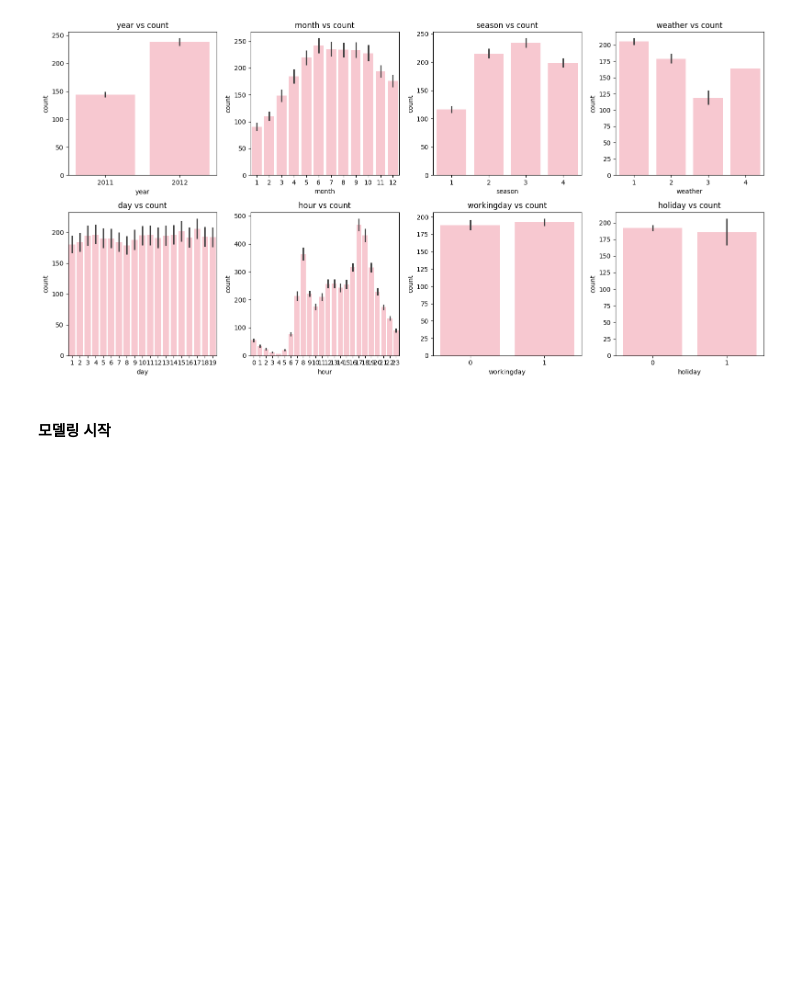
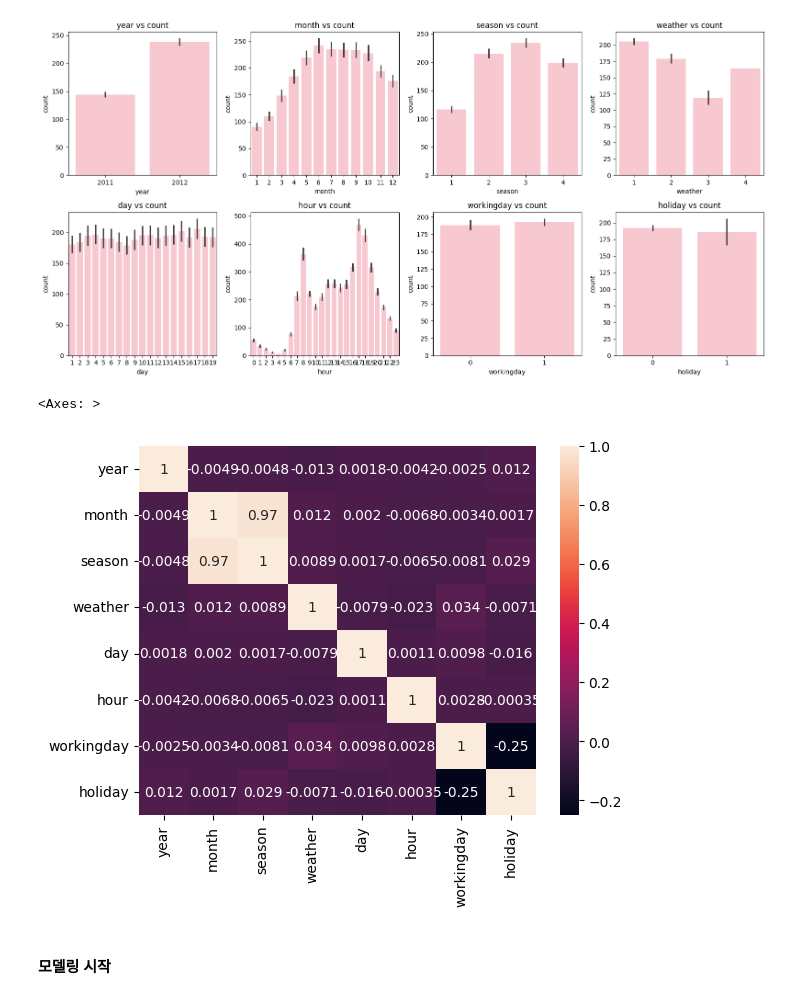
Before and after one commit to jimena1lee/pythonmlproject, a Jupyter notebook: 02_회귀_자전거대여수요예측.ipynb, the cells around one changed output. Cells and saved outputs as stored; diff of their text form; code cells hidden in the pictures; blank space fills up the shorter version.

```diff
--- a/02_회귀_자전거대여수요예측.ipynb
+++ b/02_회귀_자전거대여수요예측.ipynb
@@ -129,6 +129,13 @@ plt.tight_layout()
 plt.show()
 # %% [output]
 [figure]
+# %%
+bike_corr = bike_df[['year','month','season','weather','day','hour','workingday','holiday']].corr()
+
+sns.heatmap(bike_corr, annot=True)
+# %% [output]
+<Axes: >
+[figure, added]
 # %%
 # 의미 도출
 # %% [markdown]
```
Also changed, not shown: parts of 1 cell of this notebook.
